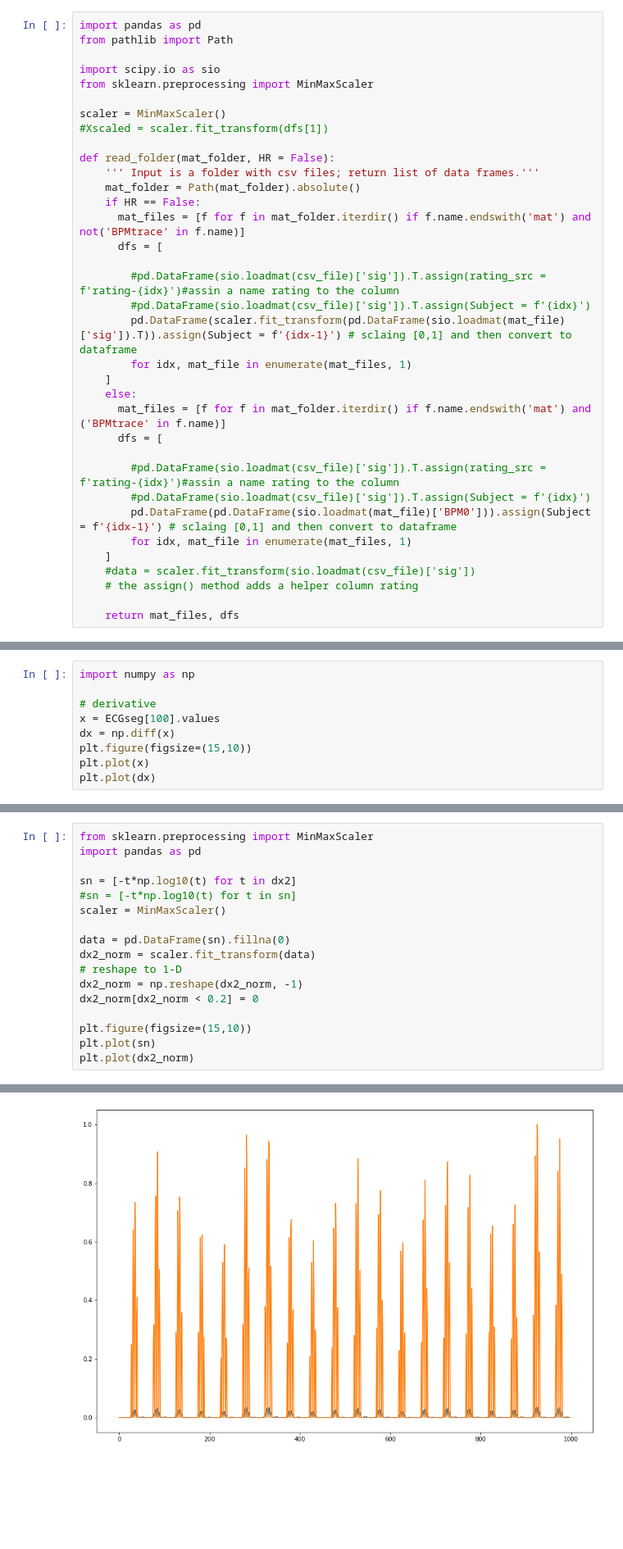
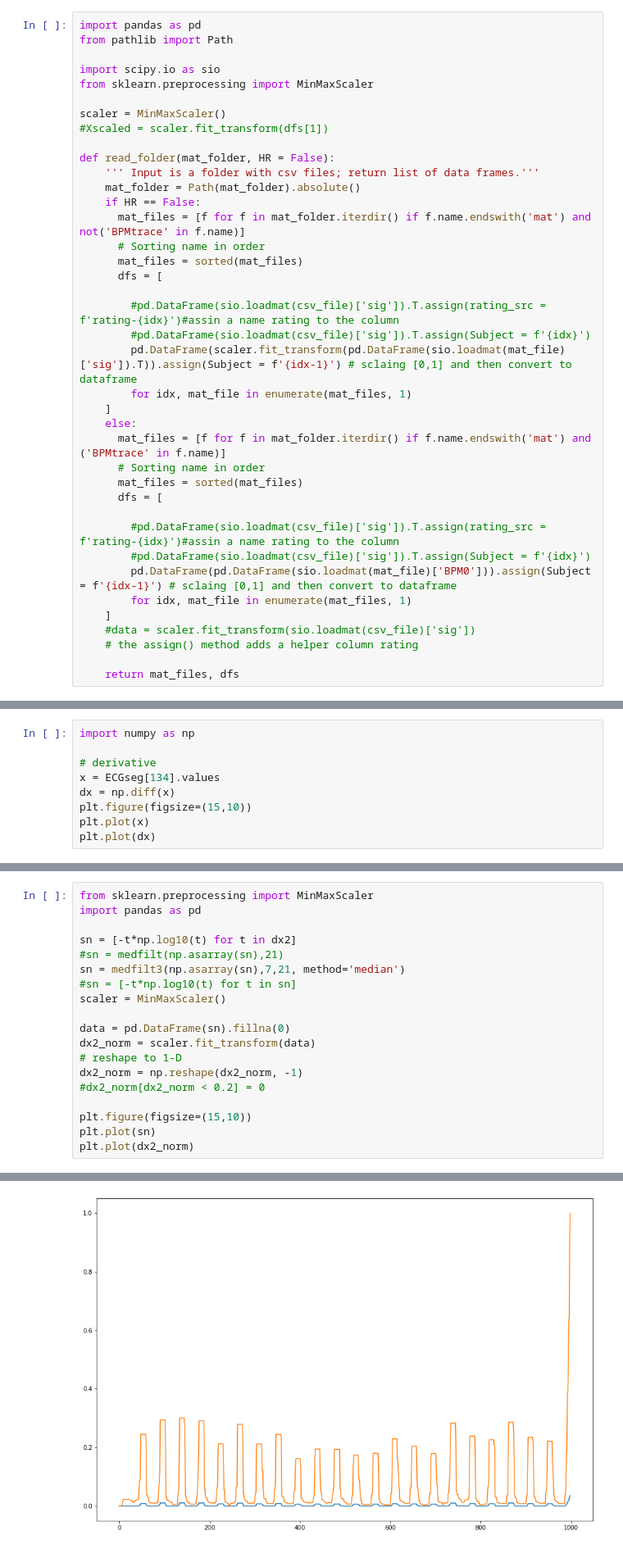
Before and after one commit to LongNguyen1984/TimeSeriesWithPython, a Jupyter notebook: HR_DNN.ipynb, the cells around one changed output, grey strips where cells are left out. Shown at 82% size. Cells and saved outputs as stored; diff of their text form; blank space fills up the shorter version.

```diff
--- a/HR_DNN.ipynb
+++ b/HR_DNN.ipynb
@@ -48,6 +48,8 @@ def read_folder(mat_folder, HR = False):
     mat_folder = Path(mat_folder).absolute()
     if HR == False:
       mat_files = [f for f in mat_folder.iterdir() if f.name.endswith('mat') and not('BPMtrace' in f.name)]
+      # Sorting name in order
+      mat_files = sorted(mat_files)
       dfs = [
 
         #pd.DataFrame(sio.loadmat(csv_file)['sig']).T.assign(rating_src = f'rating-{idx}')#assin a name rating to the column
@@ -57,6 +59,8 @@ def read_folder(mat_folder, HR = False):
     ]
     else:
       mat_files = [f for f in mat_folder.iterdir() if f.name.endswith('mat') and ('BPMtrace' in f.name)]
+      # Sorting name in order
+      mat_files = sorted(mat_files)
       dfs = [
 
         #pd.DataFrame(sio.loadmat(csv_file)['sig']).T.assign(rating_src = f'rating-{idx}')#assin a name rating to the column
@@ -154,7 +191,7 @@ reference: **Peak Detection Algorithm for ECG wave**
 import numpy as np
 
 # derivative
-x = ECGseg[100].values
+x = ECGseg[134].values
 dx = np.diff(x)
 plt.figure(figsize=(15,10))
 plt.plot(x)
@@ -211,20 +248,22 @@ plt.plot(dx2)
 # %%
 from sklearn.preprocessing import MinMaxScaler
 import pandas as pd
 
 sn = [-t*np.log10(t) for t in dx2]
+#sn = medfilt(np.asarray(sn),21)
+sn = medfilt3(np.asarray(sn),7,21, method='median')
 #sn = [-t*np.log10(t) for t in sn]
 scaler = MinMaxScaler()
 
 data = pd.DataFrame(sn).fillna(0)
 dx2_norm = scaler.fit_transform(data)
 # reshape to 1-D
 dx2_norm = np.reshape(dx2_norm, -1)
-dx2_norm[dx2_norm < 0.2] = 0
+#dx2_norm[dx2_norm < 0.2] = 0
 
 plt.figure(figsize=(15,10))
 plt.plot(sn)
 plt.plot(dx2_norm)
 # %% [output]
 [<matplotlib.lines.Line2D at 0x...>]
-[figure, old version]
+[figure, new version]
```
Also changed, not shown: parts of 32 cells of this notebook.
